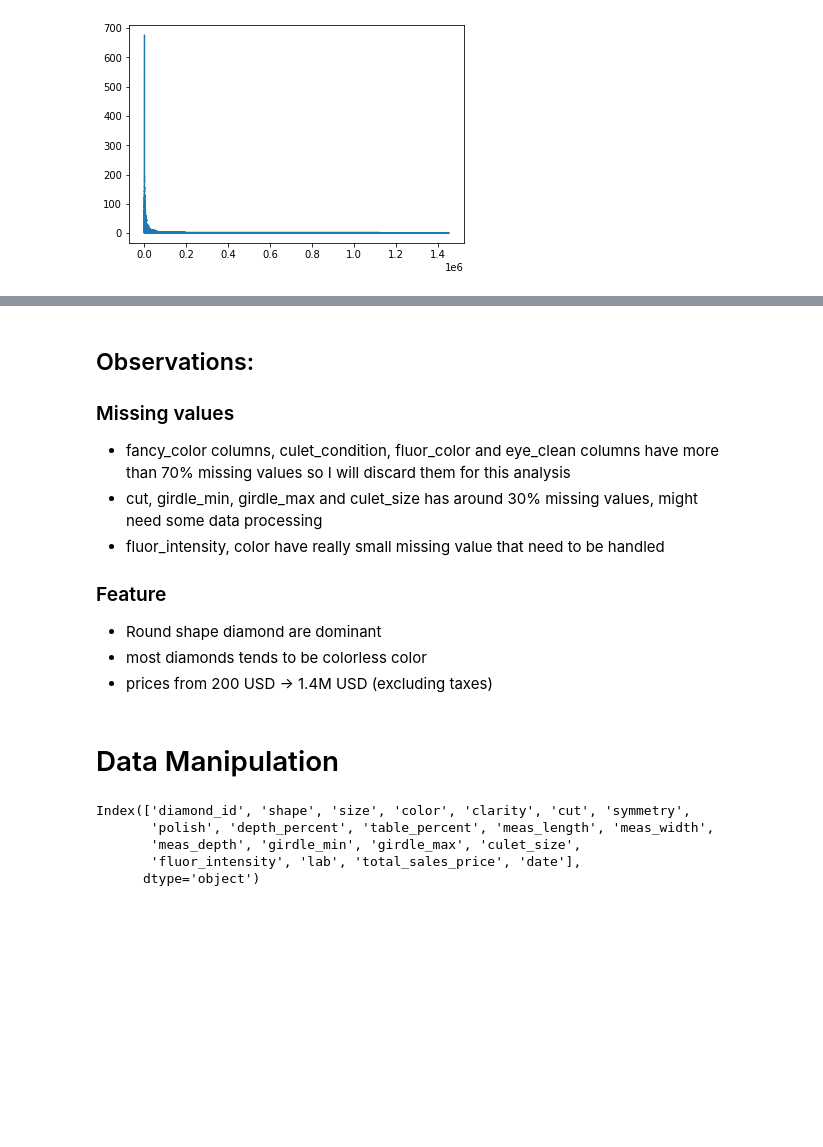
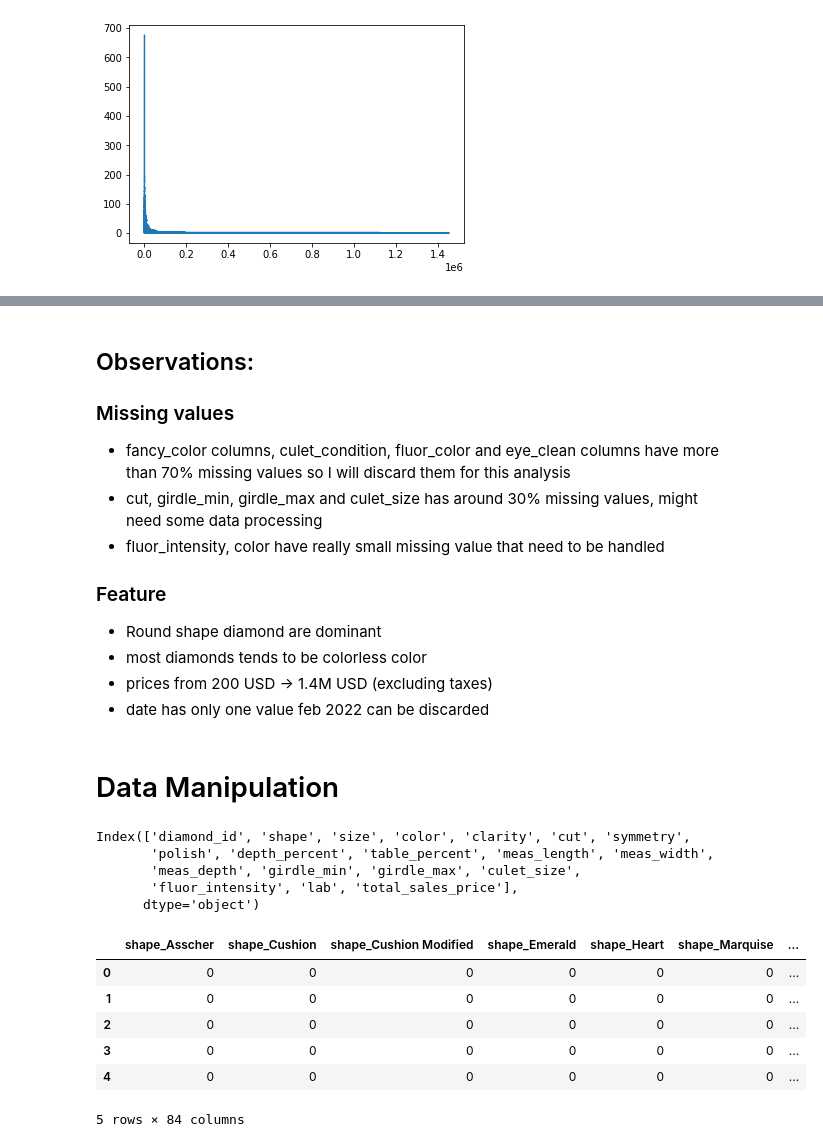
Before and after one commit to jmajurel/ml, a Jupyter notebook: diamonds_project.ipynb, the cells around one changed output, grey strips where cells are left out. Drawn from its saved outputs; the diff is of its cells as text; code cells hidden in the pictures; blank space fills up the shorter version.

```diff
--- a/diamonds_project.ipynb
+++ b/diamonds_project.ipynb
@@ -149,15 +168,29 @@ df['total_sales_price'].value_counts().plot()
 - Round shape diamond are dominant
 - most diamonds tends to be colorless color
 - prices from 200 USD -> 1.4M USD (excluding taxes)
+- date has only one value feb 2022 can be discarded
 # %% [markdown]
 # Data Manipulation
 # %%
-df2 = df.drop(columns = ["fancy_color_dominant_color", "fancy_color_secondary_color", "fancy_color_overtone", "fancy_color_intensity", "culet_condition", "fluor_color", "eye_clean"])
+df2 = df.drop(columns = ["fancy_color_dominant_color", "fancy_color_secondary_color", "fancy_color_overtone", "fancy_color_intensity", "culet_condition", "fluor_color", "eye_clean", "date"])
 # %%
 df2.columns
 # %% [output]
 Index(['diamond_id', 'shape', 'size', 'color', 'clarity', 'cut', 'symmetry',
        'polish', 'depth_percent', 'table_percent', 'meas_length', 'meas_width',
        'meas_depth', 'girdle_min', 'girdle_max', 'culet_size',
-       'fluor_intensity', 'lab', 'total_sales_price', 'date'],
+       'fluor_intensity', 'lab', 'total_sales_price'],
       dtype='object')
+# %%
+# cat_columns been 'shape', 'color', 'clarity', 'cut', 'symmetry', 'polish', 'girdle_min', 'girdle_max', 'culet_size', 'fluor_intensity', 'lab'
+dummie_vars = pd.get_dummies(df2[cat_columns]).head(1000)
+# %%
+dummie_vars.head()
+# %% [output]
+|  | shape_Asscher | shape_Cushion | shape_Cushion Modified | shape_Emerald | shape_Heart | shape_Marquise | ... |
+| 0 | 0 | 0 | 0 | 0 | 0 | 0 | ... |
+| 1 | 0 | 0 | 0 | 0 | 0 | 0 | ... |
+| 2 | 0 | 0 | 0 | 0 | 0 | 0 | ... |
+| 3 | 0 | 0 | 0 | 0 | 0 | 0 | ... |
+| 4 | 0 | 0 | 0 | 0 | 0 | 0 | ... |
+5 rows × 84 columns
```
Also changed, not shown: parts of 3 cells of this notebook.
